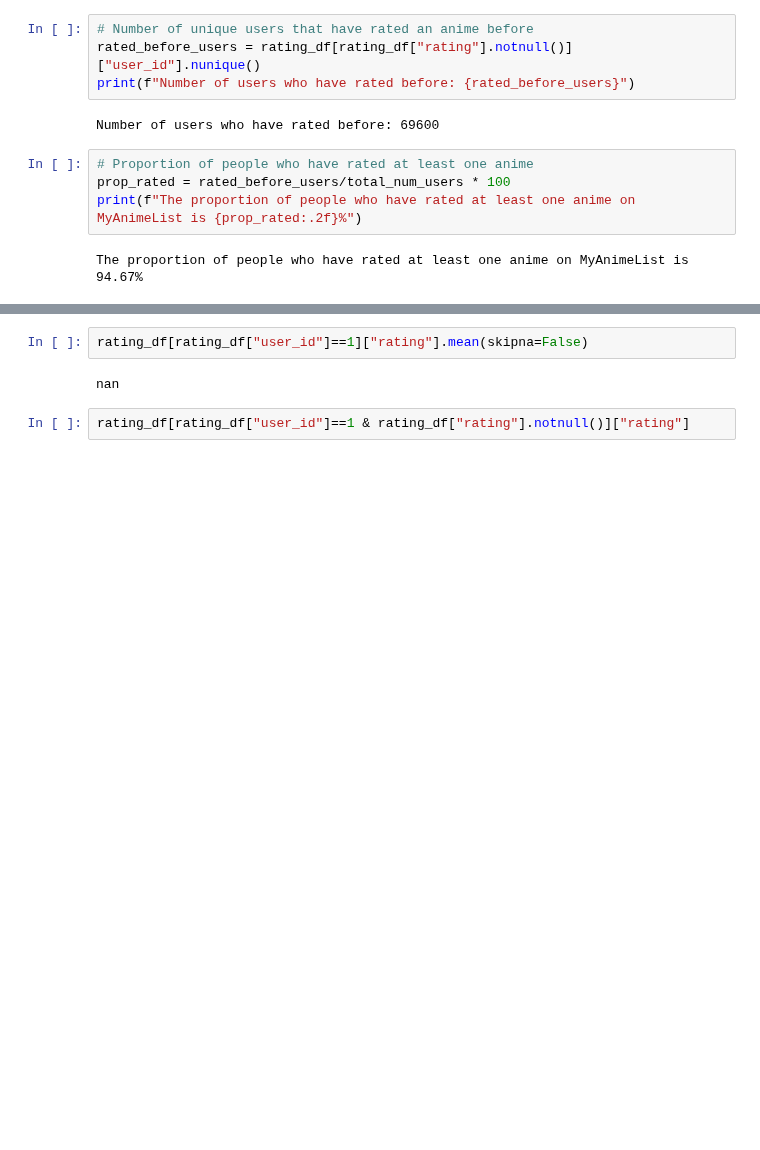
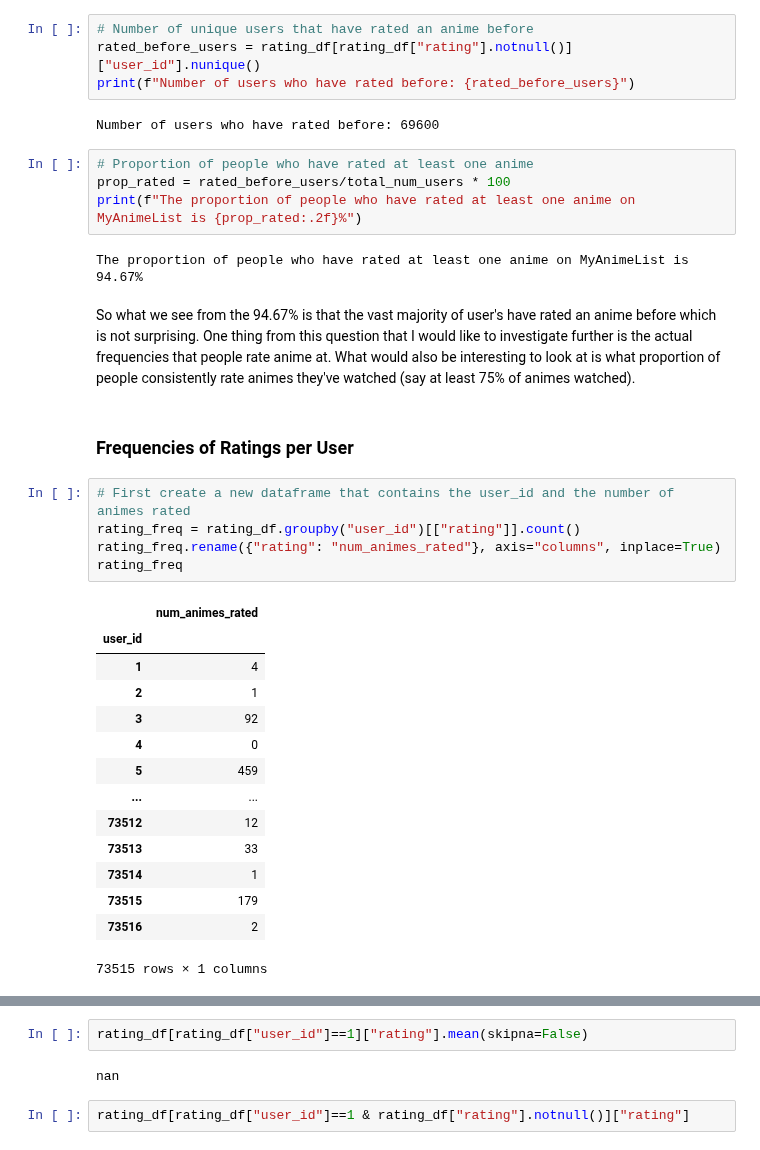
Before and after one commit to Zenoix/Anime-Recommendations, a Jupyter notebook: Exploratory Data Analysis.ipynb, the cells around one changed output, grey strips where cells are left out. Cells and saved outputs as stored; diff of their text form; blank space fills up the shorter version.

```diff
--- a/Exploratory Data Analysis.ipynb
+++ b/Exploratory Data Analysis.ipynb
@@ -302,3 +296,27 @@ prop_rated = rated_before_users/total_num_users * 100
 print(f"The proportion of people who have rated at least one anime on MyAnimeList is {prop_rated:.2f}%")
 # %% [output]
 The proportion of people who have rated at least one anime on MyAnimeList is 94.67%
+# %% [markdown]
+So what we see from the 94.67% is that the vast majority of user's have rated an anime before which is not surprising. One thing from this question that I would like to investigate further is the actual frequencies that people rate anime at. What would also be interesting to look at is what proportion of people consistently rate animes they've watched (say at least 75% of animes watched).
+# %% [markdown]
+### Frequencies of Ratings per User
+# %%
+# First create a new dataframe that contains the user_id and the number of animes rated
+rating_freq = rating_df.groupby("user_id")[["rating"]].count()
+rating_freq.rename({"rating": "num_animes_rated"}, axis="columns", inplace=True)
+rating_freq
+# %% [output]
+|  | num_animes_rated |
+| user_id |  |
+| 1 | 4 |
+| 2 | 1 |
+| 3 | 92 |
+| 4 | 0 |
+| 5 | 459 |
+| ... | ... |
+| 73512 | 12 |
+| 73513 | 33 |
+| 73514 | 1 |
+| 73515 | 179 |
+| 73516 | 2 |
+73515 rows × 1 columns
```
Also changed, not shown: parts of 10 cells of this notebook.
